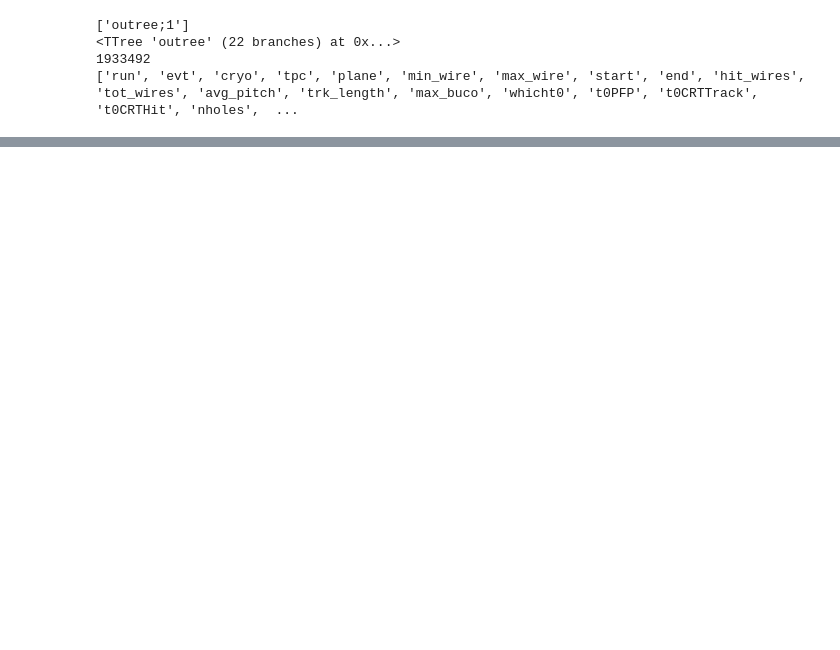
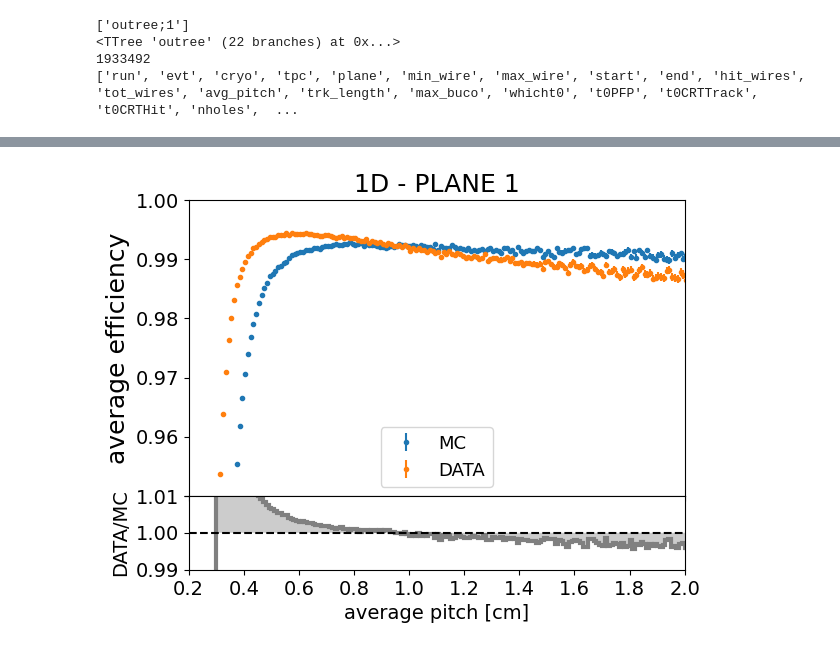
Before and after one commit to NicolaSommaggio/NicolaICARUS, a Jupyter notebook: systematics/ReadEffTree.ipynb, the cells around one changed output, grey strips where cells are left out. Saved outputs shown, nothing was run; the diff lists cells and outputs as text; code cells hidden in the pictures; blank space fills up the shorter version.

Commit message:
hit efficiency plot

```diff
--- a/systematics/ReadEffTree.ipynb
+++ b/systematics/ReadEffTree.ipynb
@@ -108,0 +203,91 @@ plt.ylim(0.99,1.)
+# %%
+PLANE = 1
+
+mask_MC = (plane_MC_1d == PLANE) & (max_buco_MC_1d < 10)
+mask_DATA = (plane_DATA_1d == PLANE) & (max_buco_DATA_1d < 10)
+
+#MC
+average_pitch_MC_1d = avg_pitch_MC_1d[mask_MC]
+eff_MC_1d = hit_wires_MC_1d[mask_MC]/tot_wires_MC_1d[mask_MC]
+
+mean_y_MC_1d, x_edges_MC_1d, binnumber_MC_1d = binned_statistic(average_pitch_MC_1d, eff_MC_1d, statistic='mean', bins=400, range=(0,4))
+std_y_MC_1d, _, _ = binned_statistic(average_pitch_MC_1d, eff_MC_1d, statistic='std', bins=400, range=(0,4))
+
+x_centers_MC_1d = 0.5 * (x_edges_MC_1d[:-1] + x_edges_MC_1d[1:])
+
+counts_MC_1d, _ = np.histogram(average_pitch_MC_1d, bins=400, range=(0,4))
+err_y_MC_1d = std_y_MC_1d / np.sqrt(counts_MC_1d)
+
+#DATA
+
+average_pitch_DATA_1d = avg_pitch_DATA_1d[mask_DATA]
+eff_DATA_1d = hit_wires_DATA_1d[mask_DATA]/tot_wires_DATA_1d[mask_DATA]
+
+mean_y_DATA_1d, x_edges_DATA_1d, binnumber_DATA_1d = binned_statistic(average_pitch_DATA_1d, eff_DATA_1d, statistic='mean', bins=400, range=(0,4))
+std_y_DATA_1d, _, _ = binned_statistic(average_pitch_DATA_1d, eff_DATA_1d, statistic='std', bins=400, range=(0,4))
+
+x_centers_DATA_1d = 0.5 * (x_edges_DATA_1d[:-1] + x_edges_DATA_1d[1:])
+
+counts_DATA_1d, _ = np.histogram(average_pitch_DATA_1d, bins=400, range=(0,4))
+err_y_DATA_1d = std_y_DATA_1d / np.sqrt(counts_DATA_1d)
+
+data_mc_ratio = [data / mc for data,mc in zip(mean_y_DATA_1d,mean_y_MC_1d)]
+
+fig = plt.figure()
+
+gs = fig.add_gridspec(2, 1, height_ratios=[8,2], hspace=0)
+
+plt.subplot(gs[0])
+
+plt.errorbar(x_centers_MC_1d, mean_y_MC_1d, yerr=err_y_MC_1d, fmt='.', label = r'MC')
+plt.errorbar(x_centers_DATA_1d, mean_y_DATA_1d, yerr=err_y_DATA_1d, fmt='.', label = r'DATA')
+
+plt.ylabel('average efficiency', fontsize=18)
+plt.yticks(fontsize=14)
+ax = plt.gca()
+labels = ax.get_yticklabels()
+labels[0].set_visible(False)
+plt.title("1D - PLANE {}".format(PLANE), fontsize = 18)
+plt.legend(loc = 'lower center', fontsize = 13)
+plt.xlim(0.2,2)
+plt.ylim(0.95,1.)
+
+plt.setp(plt.gca().get_xticklabels(), visible=False)
+plt.gca().tick_params(labelbottom=False)
+
+plt.subplot(gs[1])
+
+dx = x_centers_MC_1d[1] - x_centers_MC_1d[0]
+
+edges = np.concatenate([
+    [x_centers_MC_1d[0] - dx/2],
+    x_centers_MC_1d[:-1] + dx/2,
+    [x_centers_MC_1d[-1] + dx/2]
+])
+
+plt.stairs(data_mc_ratio,edges,fill=False,lw=3,color='gray')
+
+plt.fill_between(
+edges[:-1],
+1,
+data_mc_ratio,
+step='post',
+alpha=0.4,
+color='gray',
+lw=0
+)
+
+plt.xticks(fontsize=14)
+plt.yticks(fontsize=14)
+
+plt.xlim(0.2,2)
+plt.ylim(0.99, 1.01)
+
+plt.axhline(1.0, color='black', linestyle='--')
+
+plt.xlabel('average pitch [cm]', fontsize=14)
+plt.ylabel('DATA/MC', fontsize=14)
+
+plt.savefig(f"1D_plane{PLANE}_hit_efficiency_ratio.pdf", format ='pdf', bbox_inches = "tight")
+# %% [output]
+[figure, added]
```
Also changed, not shown: parts of 7 cells of this notebook, 17 other files.
